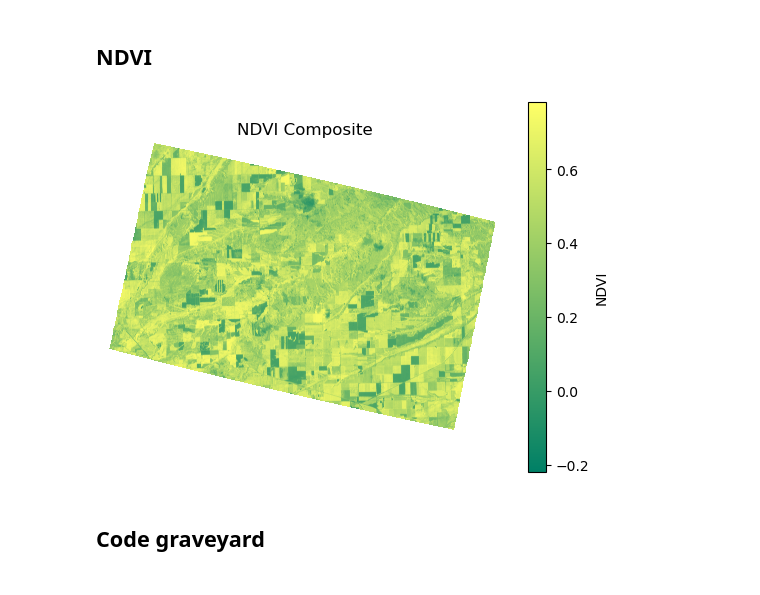
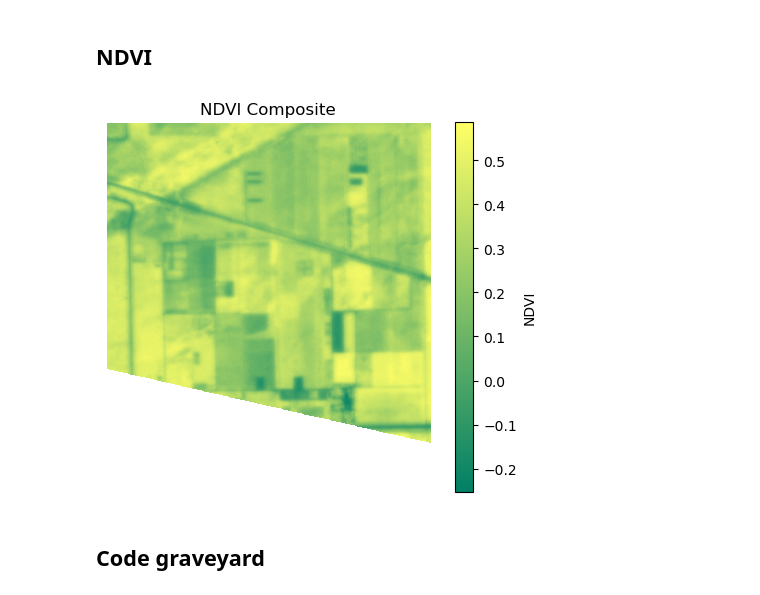
Before and after one commit to annamwaller/CARC, a Jupyter notebook: Composite.ipynb, the cells around one changed output. Cells and saved outputs as stored; diff of their text form; code cells hidden in the pictures.

Commit message:
clipped data to CARC boundaries

```diff
--- a/Composite.ipynb
+++ b/Composite.ipynb
@@ -60,0 +40,21 @@ Image extent in lat/lon:
+# %%
+# mask (clip) image
+# clip all bands
+clipped, clipped_transform = mask(raster, geo_json, crop=True)
+
+# extract inidividual bands from clipped data
+nir = clipped[3]
+red = clipped[2]
+green = clipped[1]
+
+# normalize clipped bands
+nir_norm = normalize(nir)
+red_norm = normalize(red)
+green_norm = normalize(green)
+
+# stack bands and plot
+nrg = np.dstack((nir_norm, red_norm, green_norm))
+plt.title('CARC Color Composite')
+plt.axis('off')
+plt.imshow(nrg)
+plt.show()
@@ -70,24 +72,24 @@ ndvi = (nir_norm.astype(float) - red_norm.astype(float)) / (nir_norm + red_norm)
 # %%
 # Set spatial characteristics of the output object to mirror the input
 kwargs = raster.meta
 kwargs.update(
     dtype=rasterio.float32,
     count = 1)
 
 # Create the file
 with rasterio.open('ndvi.tif', 'w', **kwargs) as dst:
-        dst.write_band(1, ndvi.astype(rasterio.float32))
+        dst.write(ndvi.astype(rasterio.float32), )
 
-plt.imsave("ndvi_cmap.png", ndvi, cmap=plt.cm.summer)
+plt.imsave('ndvi_cmap.png', ndvi, cmap=plt.cm.summer)
 
 plt.imshow(ndvi, cmap='summer')
 plt.colorbar(label='NDVI')
-plt.title("NDVI Composite")
+plt.title('NDVI Composite')
 plt.axis('off')
 
 plt.show()
 # %% [output]
-[figure, old version]
+[figure, new version]
 # %% [markdown]
 ## Code graveyard
 # %%
```
Also changed, not shown: parts of 7 cells of this notebook.
